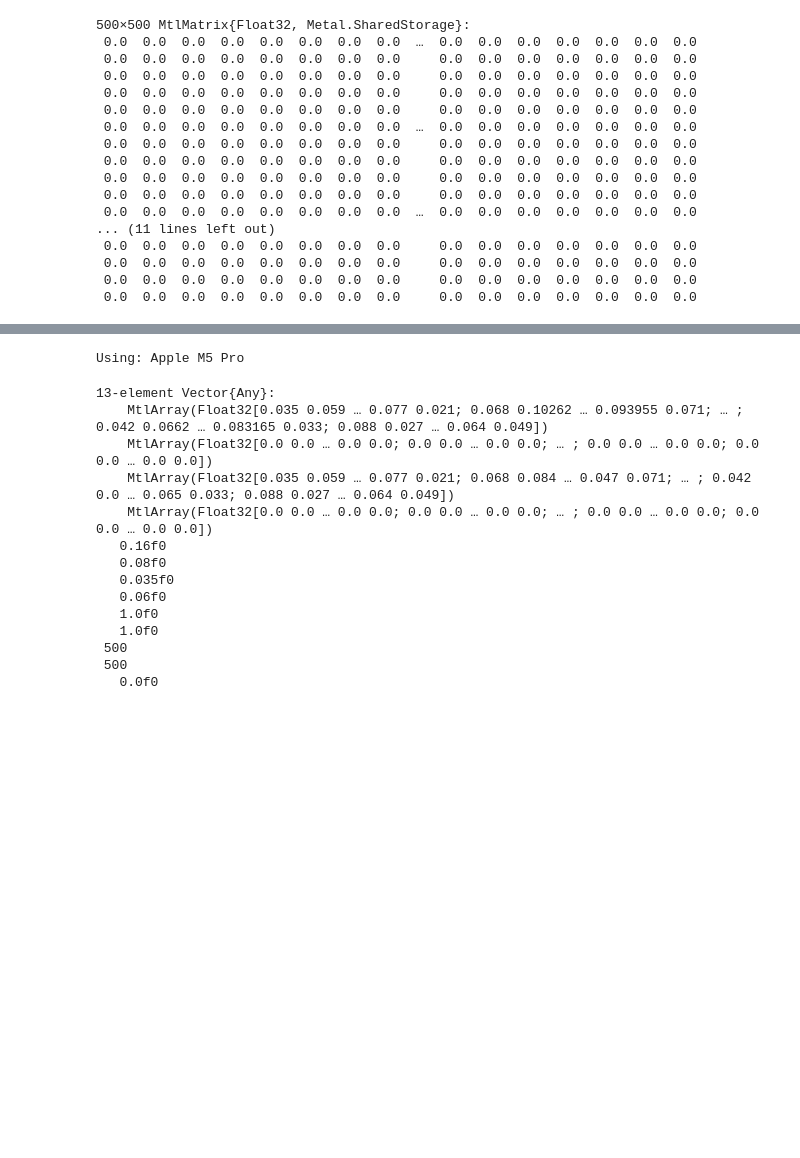
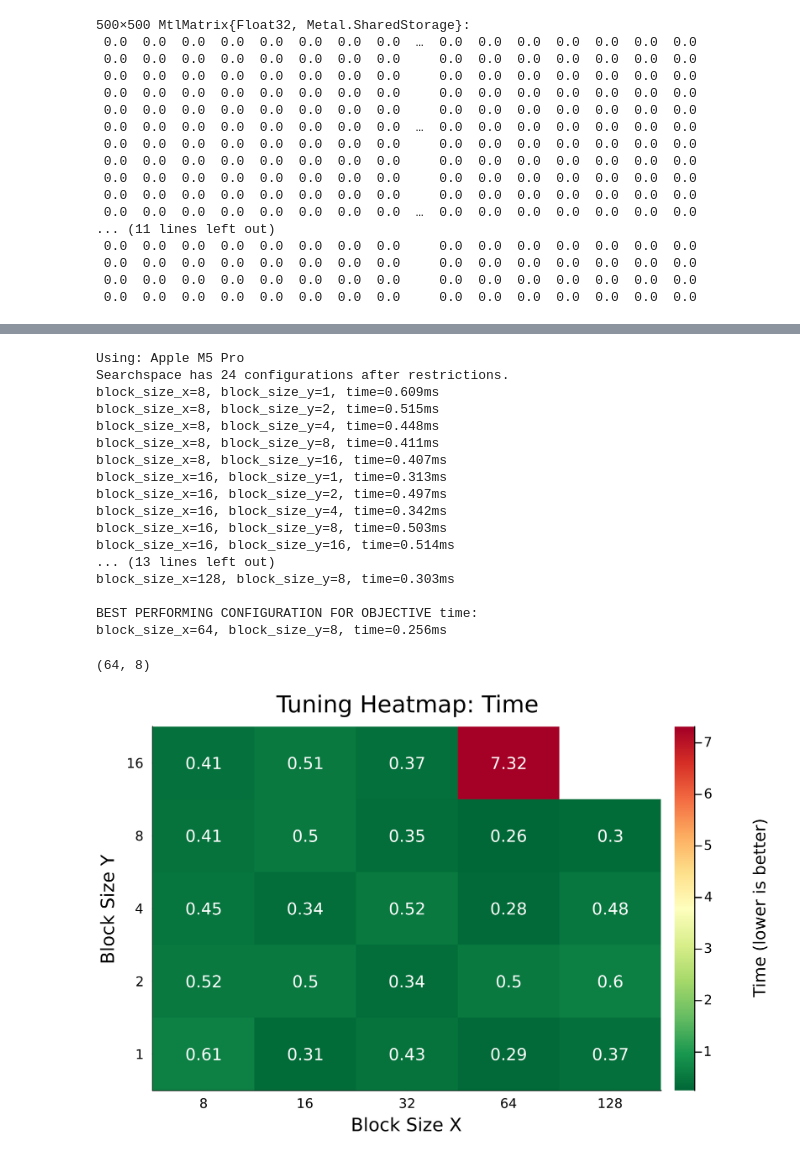
Before and after one commit to fjwillemsen/julia-hpc-tutorial-sc26, a Jupyter notebook: 02-Parallel-Programming/KernelTuner/solved_notebooks/gray-scott.ipynb, the cells around one changed output, grey strips where cells are left out. Saved outputs shown, nothing was run; the diff lists cells and outputs as text; code cells hidden in the pictures; blank space fills up the shorter version.

```diff
--- a/02-Parallel-Programming/KernelTuner/solved_notebooks/gray-scott.ipynb
+++ b/02-Parallel-Programming/KernelTuner/solved_notebooks/gray-scott.ipynb
@@ -335,35 +307,44 @@ KernelAbstractions.copyto!(Backend, V2, V)
 using KernelTuner
 
 arguments = [U1, V1, U2, V2, 0.16f0, 0.08f0, 0.035f0, 0.06f0, 1.0f0, 1.0f0, n, n, 0.0f0]
-result = KernelTuner.run_kernel(
-    "gs_gpu_kernel_tuned!",
-    get_cell_by_tag("gs_gpu_kernel_tuned"), # we're getting the kernel source code from of this notebook, but normally you would just pass either the string or the filename
+tune_params = [
+    ("block_size_x", [8, 16, 32, 64, 128]),  # workgroup size along x
+    ("block_size_y", [1, 2, 4, 8, 16]),      # workgroup size along y
+]
+
+results_wg, env_wg = KernelTuner.tune_kernel(
+    "gs_gpu_kernel!",
+    get_cell_by_tag("gs_gpu_kernel"),   # we're getting the kernel source code from of this notebook, but normally you would just pass either the string or the filename
     (n, n),
     arguments,
-    params=[
-        ("P", 4),
-        ("Q", 1),
-        ("block_size_x", 16),
-        ("block_size_y", 16),
-    ],
-    # each workgroup covers (block_size_x * Q) × (block_size_y * P) grid points
-    grid_div_x=("block_size_x", "Q"), grid_div_y=("block_size_y", "P"),
-    lang="Julia"
+    tune_params,
+    # each workgroup covers (block_size_x) × (block_size_y) grid points
+    grid_div_x=("block_size_x", 1), grid_div_y=("block_size_y", 1),
+    lang="Julia",
+    verbose=true,
 )
-display(result)
+
+best_wg = (Int(env_wg["best_config"]["block_size_x"]), Int(env_wg["best_config"]["block_size_y"]))
 # %% [output]
 Using: Apple M5 Pro
+Searchspace has 24 configurations after restrictions.
+block_size_x=8, block_size_y=1, time=0.609ms
+block_size_x=8, block_size_y=2, time=0.515ms
+block_size_x=8, block_size_y=4, time=0.448ms
+block_size_x=8, block_size_y=8, time=0.411ms
+block_size_x=8, block_size_y=16, time=0.407ms
+block_size_x=16, block_size_y=1, time=0.313ms
+block_size_x=16, block_size_y=2, time=0.497ms
+block_size_x=16, block_size_y=4, time=0.342ms
+block_size_x=16, block_size_y=8, time=0.503ms
+block_size_x=16, block_size_y=16, time=0.514ms
+... (13 lines left out)
+block_size_x=128, block_size_y=8, time=0.303ms
+
+BEST PERFORMING CONFIGURATION FOR OBJECTIVE time:
+block_size_x=64, block_size_y=8, time=0.256ms
-13-element Vector{Any}:
-    MtlArray(Float32[0.035 0.059 … 0.077 0.021; 0.068 0.10262 … 0.093955 0.071; … ; 0.042 0.0662 … 0.083165 0.033; 0.088 0.027 … 0.064 0.049])
-    MtlArray(Float32[0.0 0.0 … 0.0 0.0; 0.0 0.0 … 0.0 0.0; … ; 0.0 0.0 … 0.0 0.0; 0.0 0.0 … 0.0 0.0])
-    MtlArray(Float32[0.035 0.059 … 0.077 0.021; 0.068 0.084 … 0.047 0.071; … ; 0.042 0.0 … 0.065 0.033; 0.088 0.027 … 0.064 0.049])
-    MtlArray(Float32[0.0 0.0 … 0.0 0.0; 0.0 0.0 … 0.0 0.0; … ; 0.0 0.0 … 0.0 0.0; 0.0 0.0 … 0.0 0.0])
-   0.16f0
-   0.08f0
-   0.035f0
-   0.06f0
-   1.0f0
-   1.0f0
- 500
- 500
-   0.0f0
+(64, 8)
+# %%
+plot_heatmap_tuning_results(results_wg, "block_size_x", "block_size_y")
+# %% [output]
+[figure, added]
```
Also changed, not shown: parts of 20 cells of this notebook.
